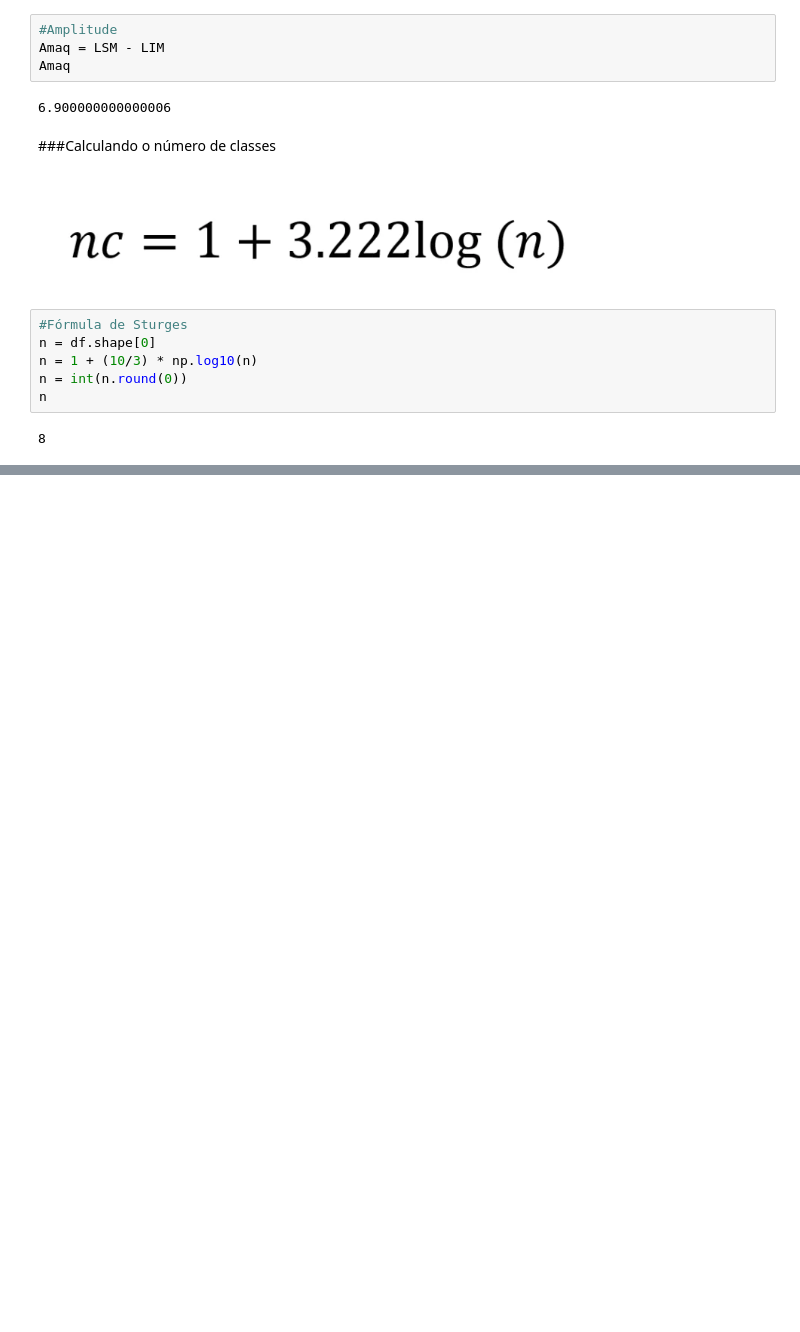
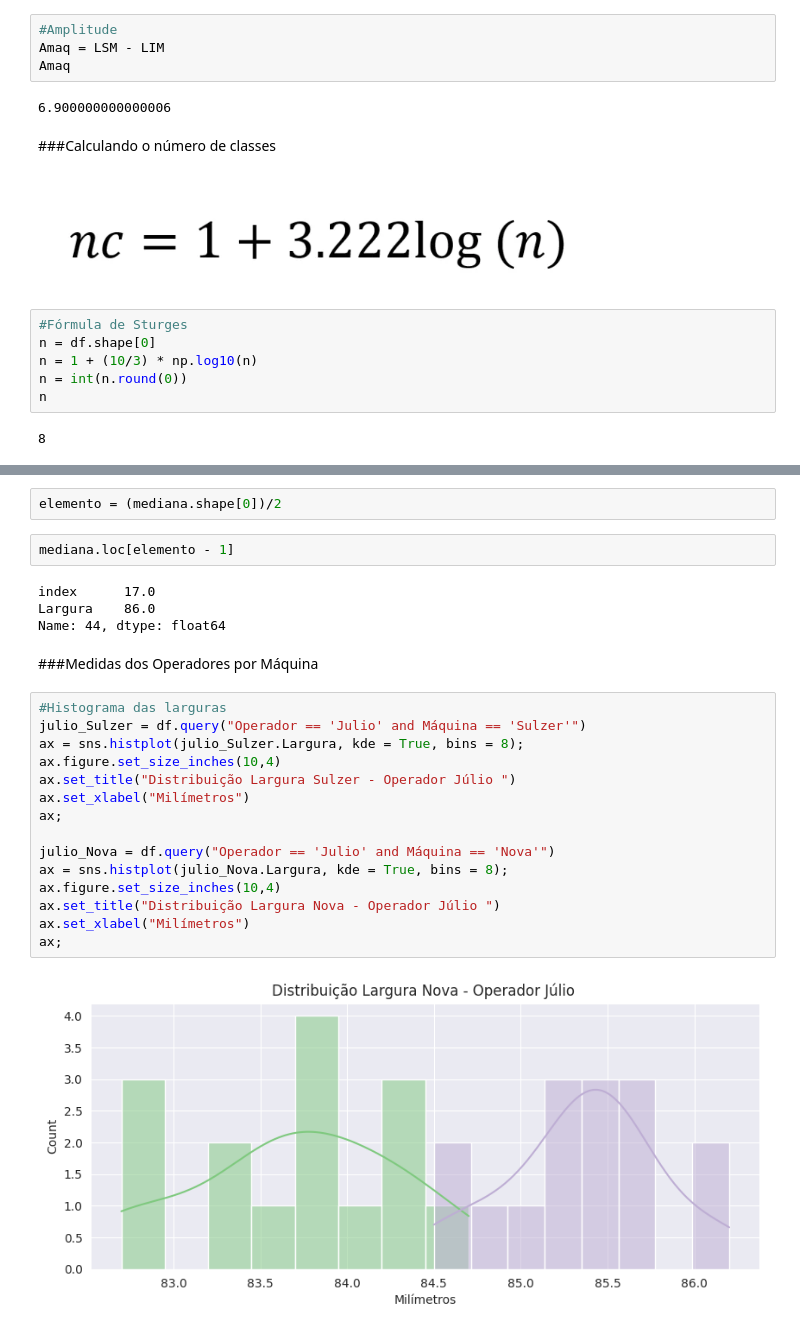
Before and after one commit to alanfmorato/statistical-study, a Jupyter notebook: Estatística_Descritiva.ipynb, the cells around one changed output, grey strips where cells are left out. Cells and saved outputs as stored; diff of their text form; blank space fills up the shorter version.

```diff
--- a/Estatística_Descritiva.ipynb
+++ b/Estatística_Descritiva.ipynb
@@ -285,0 +336,27 @@ https://gist.github.com/mwaskom/de44147ed2974457ad6372750bbe5751
+# %%
+elemento = (mediana.shape[0])/2
+# %%
+mediana.loc[elemento - 1]
+# %% [output]
+index      17.0
+Largura    86.0
+Name: 44, dtype: float64
+# %% [markdown]
+###Medidas dos Operadores por Máquina
+# %%
+#Histograma das larguras
+julio_Sulzer = df.query("Operador == 'Julio' and Máquina == 'Sulzer'")
+ax = sns.histplot(julio_Sulzer.Largura, kde = True, bins = 8);
+ax.figure.set_size_inches(10,4)
+ax.set_title("Distribuição Largura Sulzer - Operador Júlio ")
+ax.set_xlabel("Milímetros")
+ax;
+
+julio_Nova = df.query("Operador == 'Julio' and Máquina == 'Nova'")
+ax = sns.histplot(julio_Nova.Largura, kde = True, bins = 8);
+ax.figure.set_size_inches(10,4)
+ax.set_title("Distribuição Largura Nova - Operador Júlio ")
+ax.set_xlabel("Milímetros")
+ax;
+# %% [output]
+[figure, added]
```
Also changed, not shown: parts of 22 cells of this notebook.
